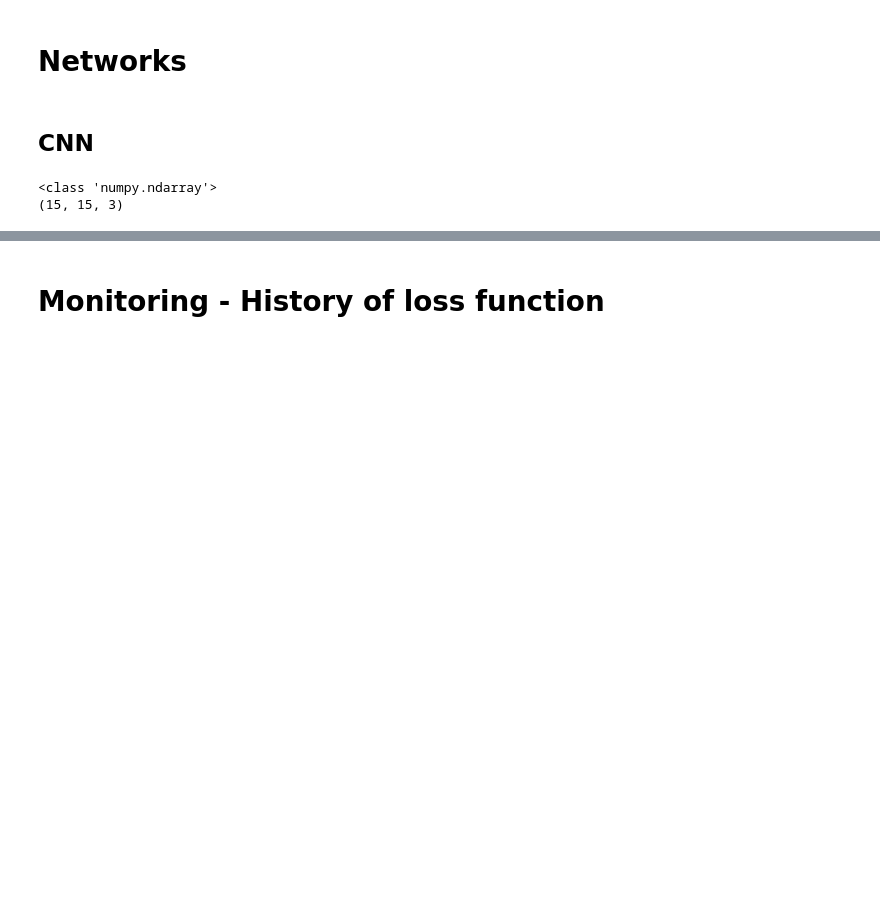
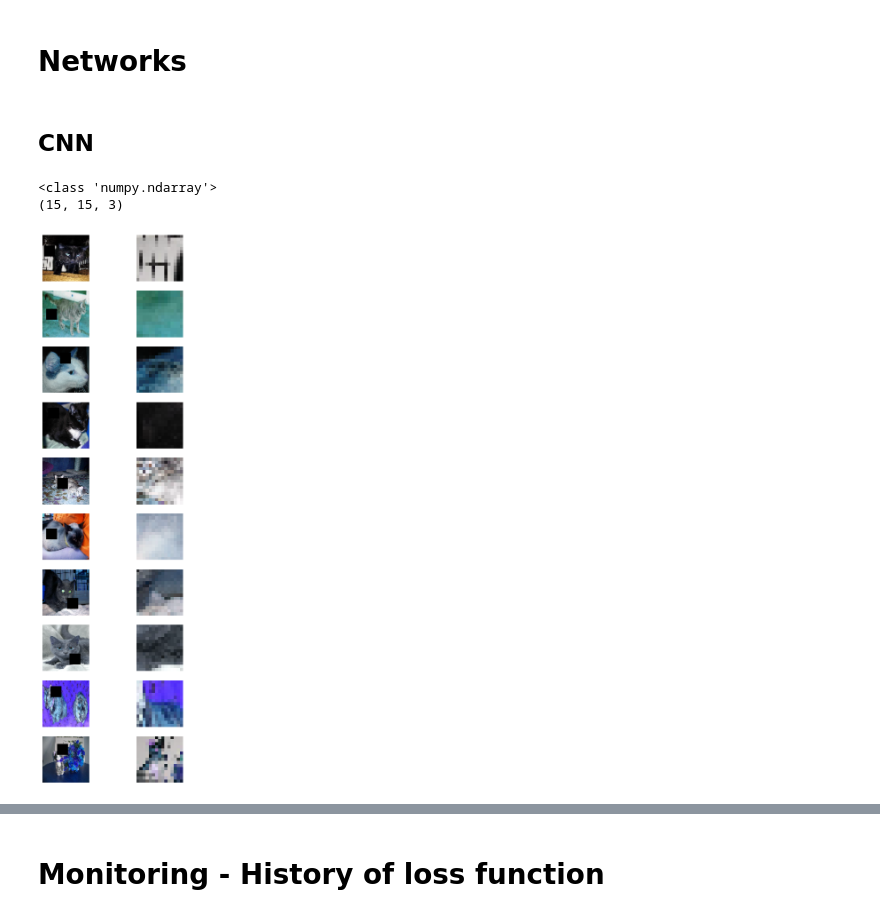
Before and after one commit to BoKna031/Image_inpainting, a Jupyter notebook: Image_inpainting.ipynb, the cells around one changed output, grey strips where cells are left out. Drawn from its saved outputs; the diff is of its cells as text; code cells hidden in the pictures; blank space fills up the shorter version.

```diff
--- a/Image_inpainting.ipynb
+++ b/Image_inpainting.ipynb
@@ -297,6 +340,18 @@ print(train_df.iloc[0]['image_y'].shape)
 lr_scheduler = LearningRateScheduler(lr_schedule)
 batch_size = 16
 epochs = 5
+# %%
+base = 3000
+amount = 10
+fig, axes = plt.subplots(amount, 2, figsize=(5, 16))
+for i in range(base,base + amount):
+    axes[i - base][0].imshow(train_df['image_x'].iloc[i][:,:,:3])
+    axes[i - base][0].axis('off')
+    axes[i - base][1].imshow(train_df['image_y'].iloc[i][:,:,:3])
+    axes[i - base][1].axis('off')
+plt.show()
+# %% [output]
+[figure, added]
 # %%
 X_train = np.stack(train_df['image_x'].values)
 y_train = np.stack(train_df['image_y'].values)
```
Also changed, not shown: parts of 24 cells of this notebook.
